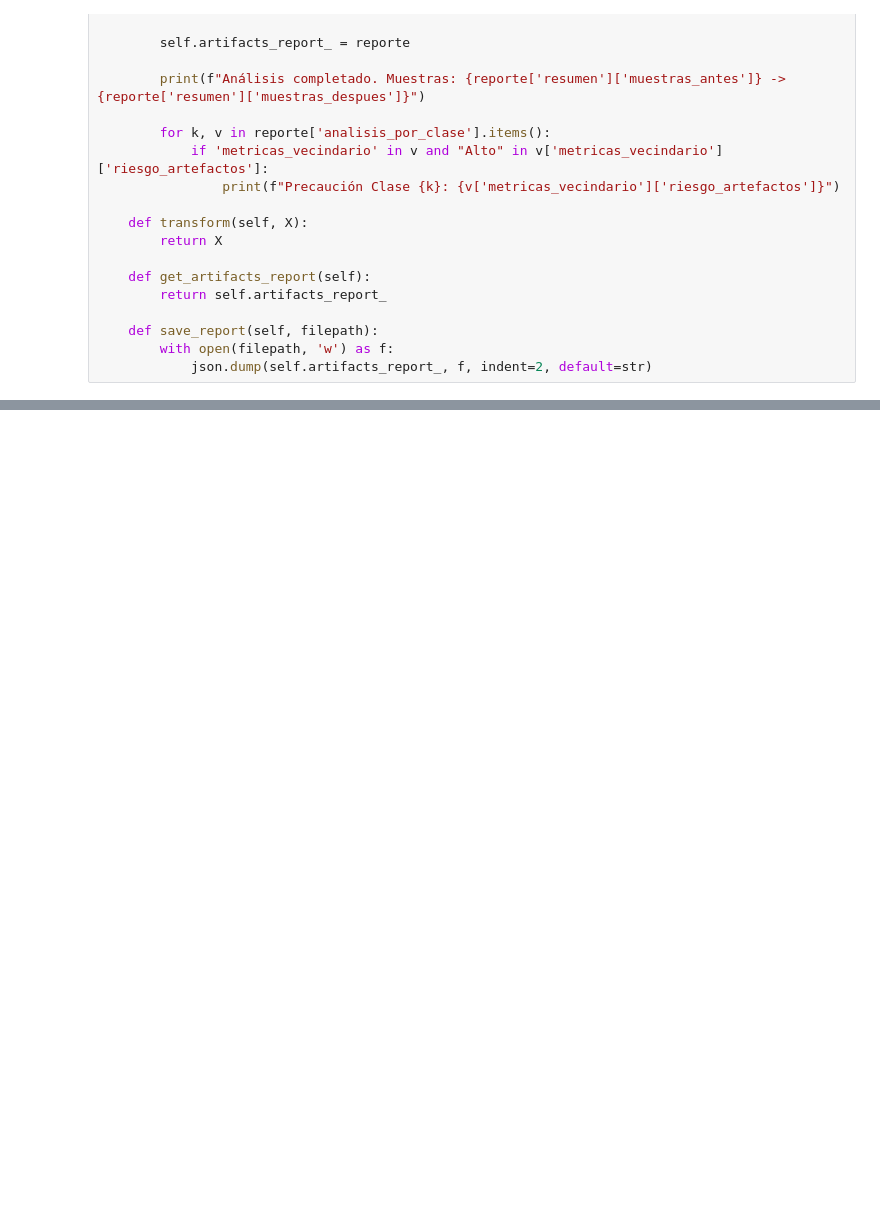
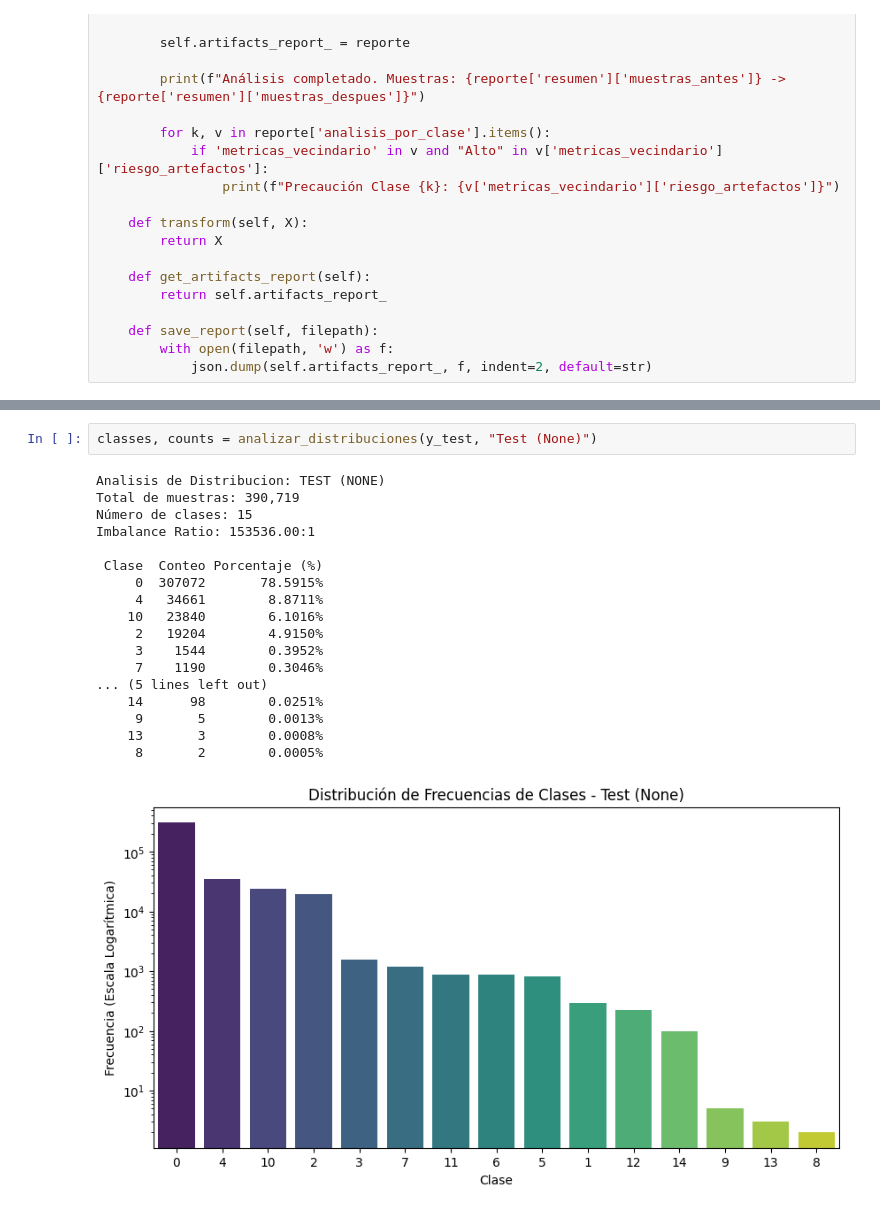
Before and after one commit to johnnyredwood/ArquitecturaMoEClasificacionIntrusiones, a Jupyter notebook: MixtureOfExpertsInitialArquitecture.ipynb, the cells around one changed output, grey strips where cells are left out. Cells and saved outputs as stored; diff of their text form; blank space fills up the shorter version.

```diff
--- a/MixtureOfExpertsInitialArquitecture.ipynb
+++ b/MixtureOfExpertsInitialArquitecture.ipynb
@@ -558,0 +1524,21 @@ for i in range (len(sets_moe)):
+# %%
+classes, counts = analizar_distribuciones(y_test, "Test (None)")
+# %% [output]
+Analisis de Distribucion: TEST (NONE)
+Total de muestras: 390,719
+Número de clases: 15
+Imbalance Ratio: 153536.00:1
+
+ Clase  Conteo Porcentaje (%)
+     0  307072       78.5915%
+     4   34661        8.8711%
+    10   23840        6.1016%
+     2   19204        4.9150%
+     3    1544        0.3952%
+     7    1190        0.3046%
+... (5 lines left out)
+    14      98        0.0251%
+     9       5        0.0013%
+    13       3        0.0008%
+     8       2        0.0005%
+[figure, added]
```
Also changed, not shown: parts of 26 cells of this notebook, 49 other files.
